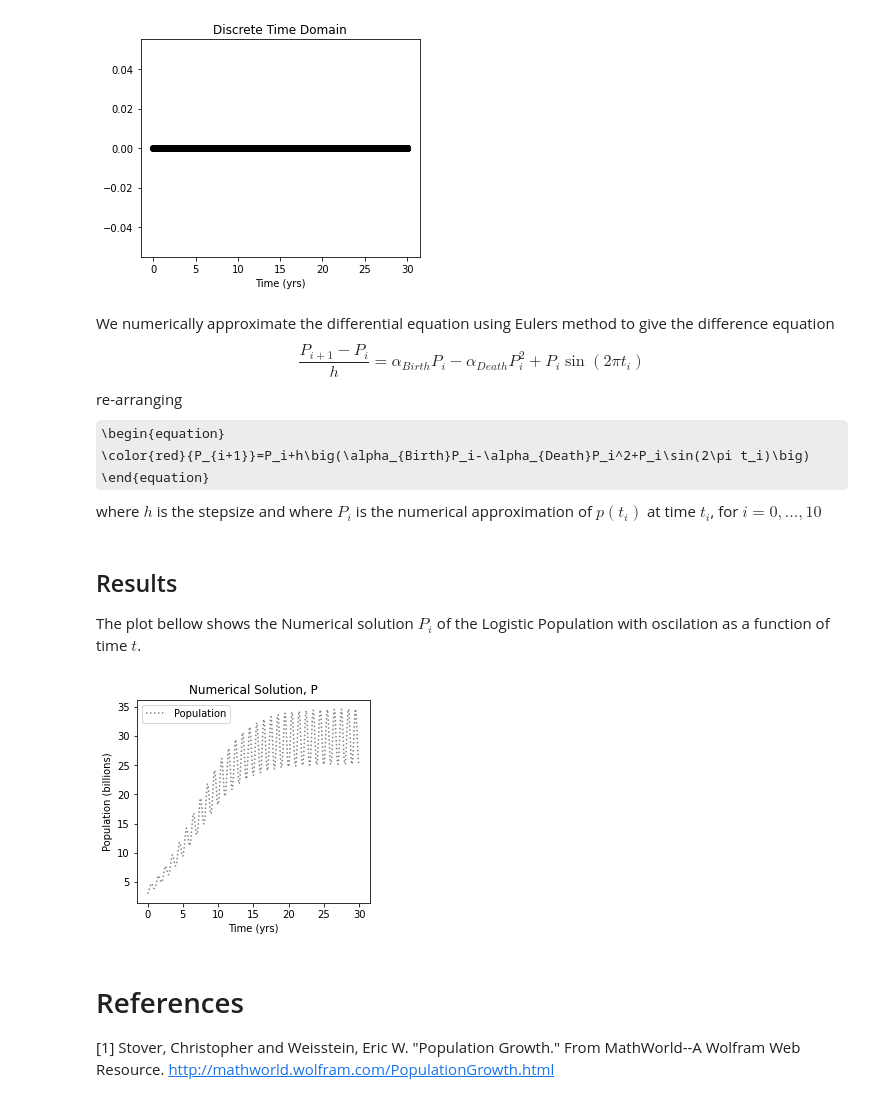
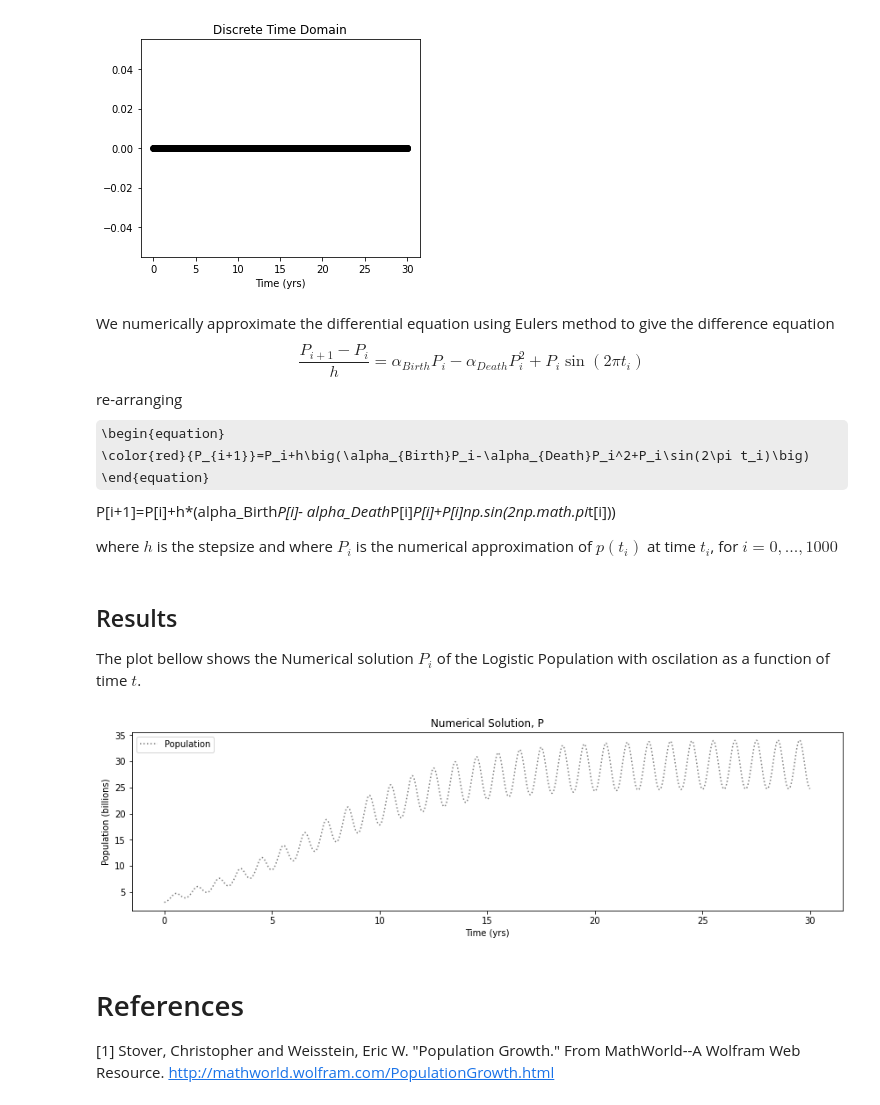
Before and after one commit to john-s-butler-dit/CaseStudy_PredatorPrey, a Jupyter notebook: 05_Logistic Growth with Seasonal.ipynb, the cells around one changed output. Saved outputs shown, nothing was run; the diff lists cells and outputs as text; code cells hidden in the pictures; some formulas as TeX source.

```diff
--- a/05_Logistic Growth with Seasonal.ipynb
+++ b/05_Logistic Growth with Seasonal.ipynb
@@ -37,8 +38,11 @@ for $i=0,...10$.
 The figure below illustrate the discrete domain.
 # %%
-h=0.01
-t_end=30
-t=np.arange(0,t_end+h/2,h)
+N=1000
+b=30
+a=0
+
+h=(b-a)/N
+t=np.arange(a,b+h/2,h)
 fig = plt.figure(1,figsize=(5,4))
 ax = fig.add_subplot(1,1,1)
 ax.plot(t,0*t,'o:',color='k')
@@ -48,7 +52,6 @@ plt.show()
 # %% [output]
 [figure]
 # %%
-N=int(t_end/h) # Number of Steps
 P=np.zeros(N+1) # Numerical Solution P
 P[0]=3
 # %% [markdown]
@@ -60,7 +63,10 @@ re-arranging
 \begin{equation}
 \color{red}{P_{i+1}}=P_i+h\big(\alpha_{Birth}P_i-\alpha_{Death}P_i^2+P_i\sin(2\pi t_i)\big)
 \end{equation}
-where $h$ is the stepsize and where $P_i$ is the numerical approximation of $p(t_i)$ at time $t_i$, for $i=0,...,10$
+P[i+1]=P[i]+h*(alpha_Birth*P[i]-
+                           alpha_Death*P[i]*P[i]+P[i]*np.sin(2*np.math.pi*t[i]))
+
+where $h$ is the stepsize and where $P_i$ is the numerical approximation of $p(t_i)$ at time $t_i$, for $i=0,...,1000$
 # %%
 for i in range (0,N):
     P[i+1]=P[i]+h*(alpha_Birth*P[i]-
@@ -70,23 +76,23 @@ for i in range (0,N):
 The plot bellow shows the Numerical solution $P_i$ of the Logistic Population with oscilation as a function of time $t$.
 # %%
 ## Plotting Figure
-fig = plt.figure(1,figsize=(4,4))
+fig = plt.figure(1,figsize=(12,4))
 
 ax = fig.add_subplot(1,1,1)
 
 ax.plot(t,P,':',color='grey',label='Population')
 
 ax.legend()
 
 ax.set_xlabel('Time (yrs)')
 ax.set_ylabel('Population (billions)')
 ax.set_title('Numerical Solution, P')
 
 plt.tight_layout()
 plt.subplots_adjust(top=0.85)
 plt.show()
 # %% [output]
-[figure, old version]
+[figure, new version]
 # %% [markdown]
 # References
 
```
Also changed, not shown: parts of 2 cells of this notebook.
